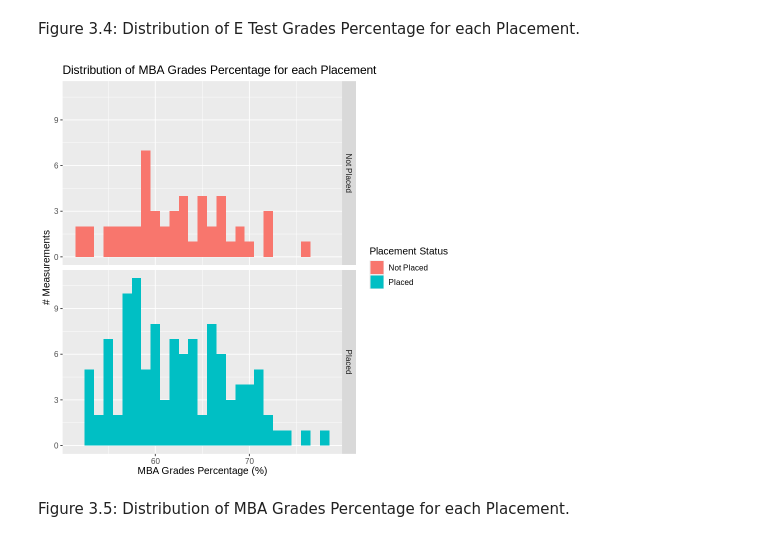
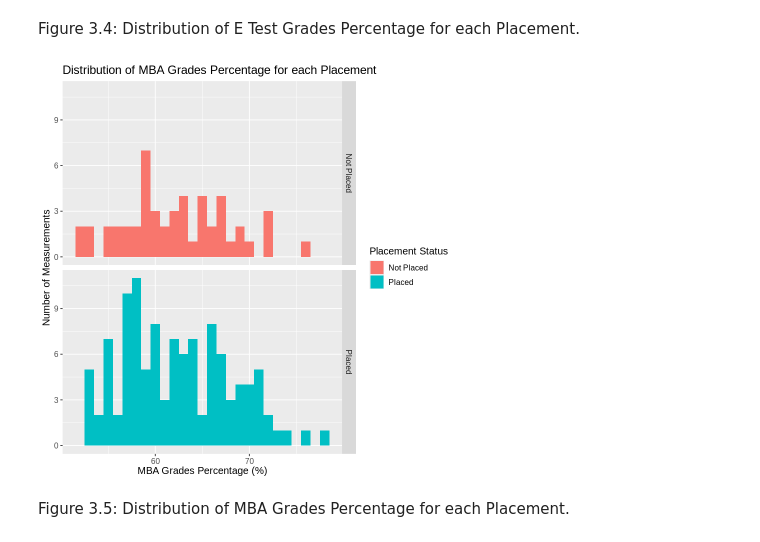
Before and after one commit to Chuewy/DSCI100-27, a Jupyter notebook: Project Report.ipynb, the cells around one changed output. Saved outputs shown, nothing was run; the diff lists cells and outputs as text; code cells hidden in the pictures.

```diff
--- a/Project Report.ipynb
+++ b/Project Report.ipynb
@@ -229,16 +229,16 @@ Figure 3.4: Distribution of E Test Grades Percentage for each Placement.
 # %%
 mba_plot <- training_data |>
                    ggplot(aes(x = mba_percent, fill = placement_status)) +
                    geom_histogram(bins = 30, binwidth = 1) +
                    facet_grid(rows = vars(placement_status)) +
                    labs(x = "MBA Grades Percentage (%)",
-                   y = "# Measurements",
+                   y = "Number of Measurements",
                    fill = "Placement Status") +
                    theme(text = element_text(size = 12)) +
                    ggtitle("Distribution of MBA Grades Percentage for each Placement")
 mba_plot
 # %% [output]
-[figure, old version]
+[figure, new version]
 # %% [markdown]
 Figure 3.5: Distribution of MBA Grades Percentage for each Placement.
 # %%
```
Also changed, not shown: parts of 5 cells of this notebook.
